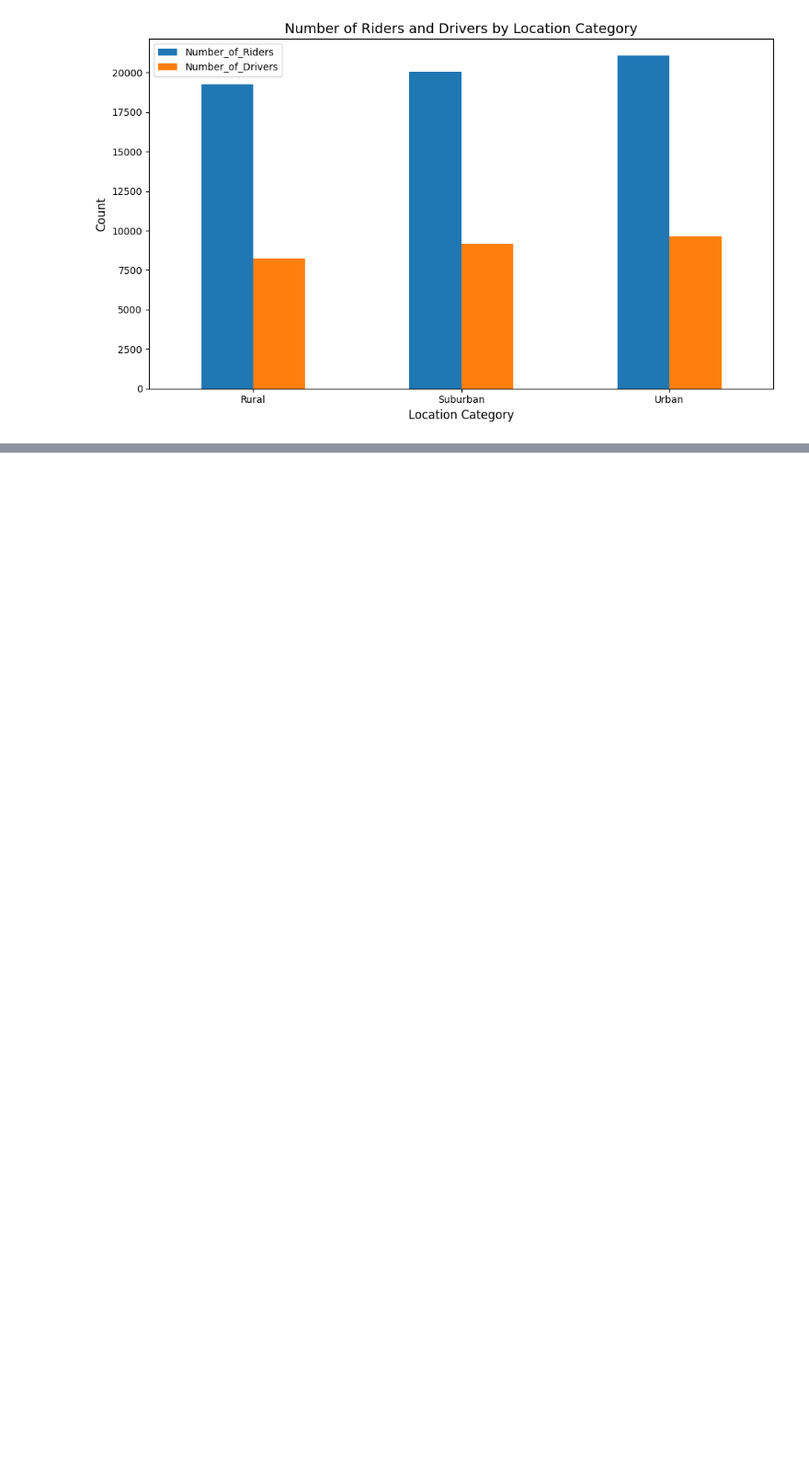
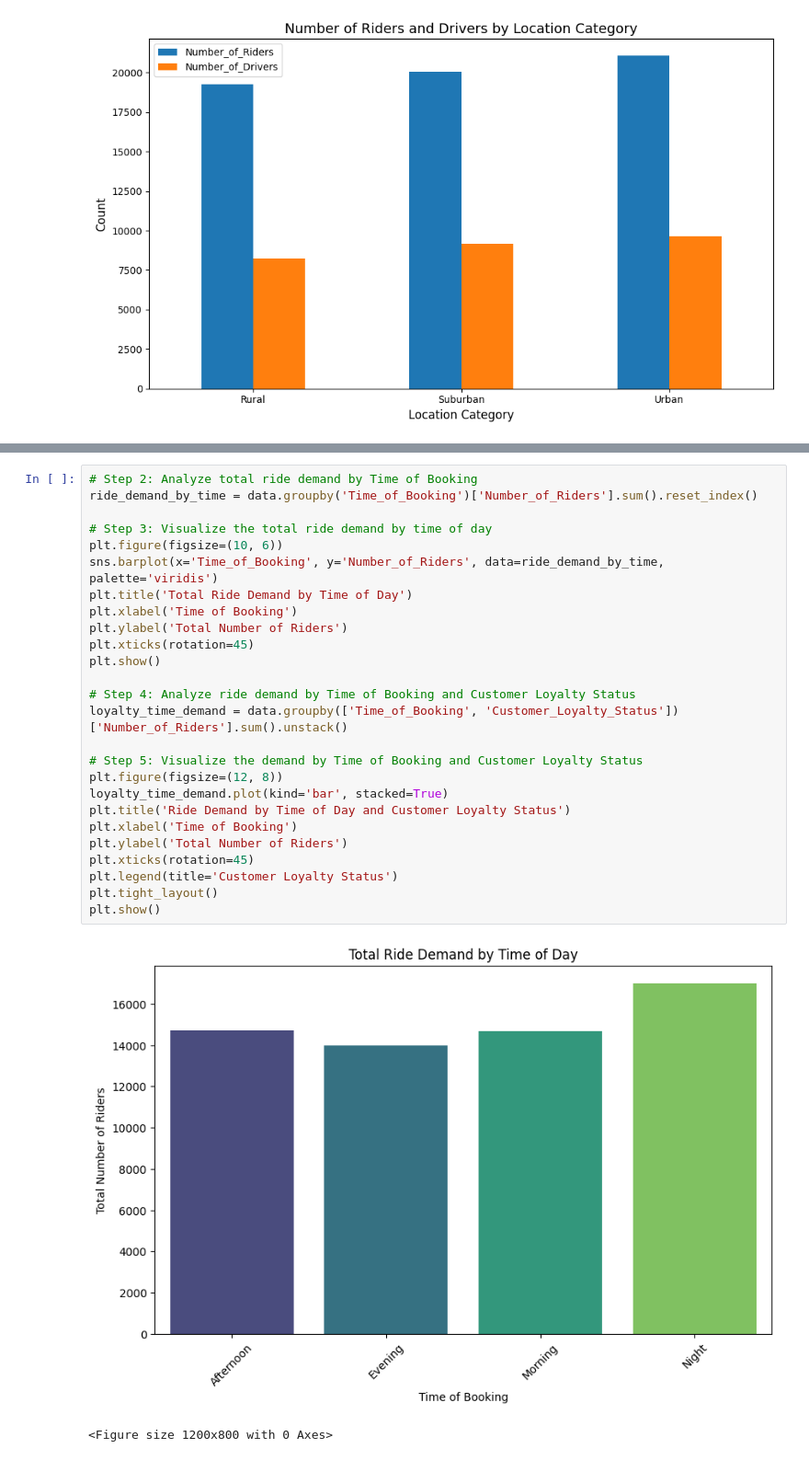
Before and after one commit to Sanskar-Bhushankar/Dynamic-Pricing-kaggle, a Jupyter notebook: dynamic-pricing-sanskar.ipynb, the cells around one changed output, grey strips where cells are left out. Shown at 92% size. Saved outputs shown, nothing was run; the diff lists cells and outputs as text; blank space fills up the shorter version.

```diff
--- a/dynamic-pricing-sanskar.ipynb
+++ b/dynamic-pricing-sanskar.ipynb
@@ -189,3 +197,32 @@ print(f"Drivers Per Rider in Urban Area: {drivers_per_rider:.2f}")
 Total Riders in Urban Area: 21074
 Total Drivers in Urban Area: 9647
 Drivers Per Rider in Urban Area: 0.46
+# %%
+# Step 2: Analyze total ride demand by Time of Booking
+ride_demand_by_time = data.groupby('Time_of_Booking')['Number_of_Riders'].sum().reset_index()
+
+# Step 3: Visualize the total ride demand by time of day
+plt.figure(figsize=(10, 6))
+sns.barplot(x='Time_of_Booking', y='Number_of_Riders', data=ride_demand_by_time, palette='viridis')
+plt.title('Total Ride Demand by Time of Day')
+plt.xlabel('Time of Booking')
+plt.ylabel('Total Number of Riders')
+plt.xticks(rotation=45)
+plt.show()
+
+# Step 4: Analyze ride demand by Time of Booking and Customer Loyalty Status
+loyalty_time_demand = data.groupby(['Time_of_Booking', 'Customer_Loyalty_Status'])['Number_of_Riders'].sum().unstack()
+
+# Step 5: Visualize the demand by Time of Booking and Customer Loyalty Status
+plt.figure(figsize=(12, 8))
+loyalty_time_demand.plot(kind='bar', stacked=True)
+plt.title('Ride Demand by Time of Day and Customer Loyalty Status')
+plt.xlabel('Time of Booking')
+plt.ylabel('Total Number of Riders')
+plt.xticks(rotation=45)
+plt.legend(title='Customer Loyalty Status')
+plt.tight_layout()
+plt.show()
+# %% [output]
+[figure, added]
+<Figure size 1200x800 with 0 Axes>
```
Also changed, not shown: parts of 4 cells of this notebook.
